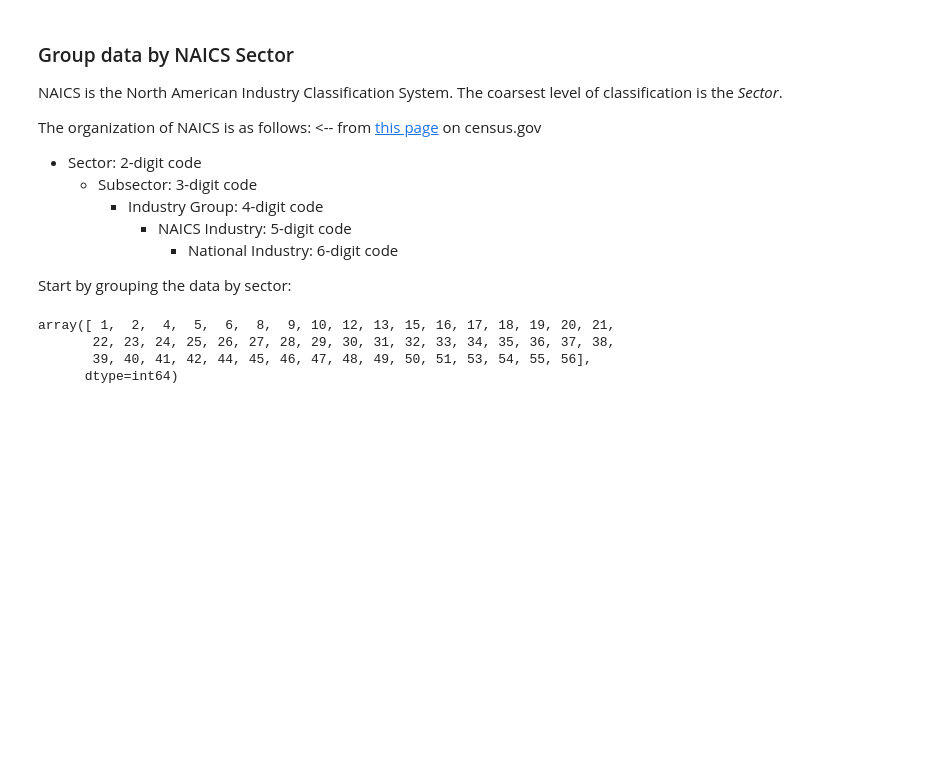
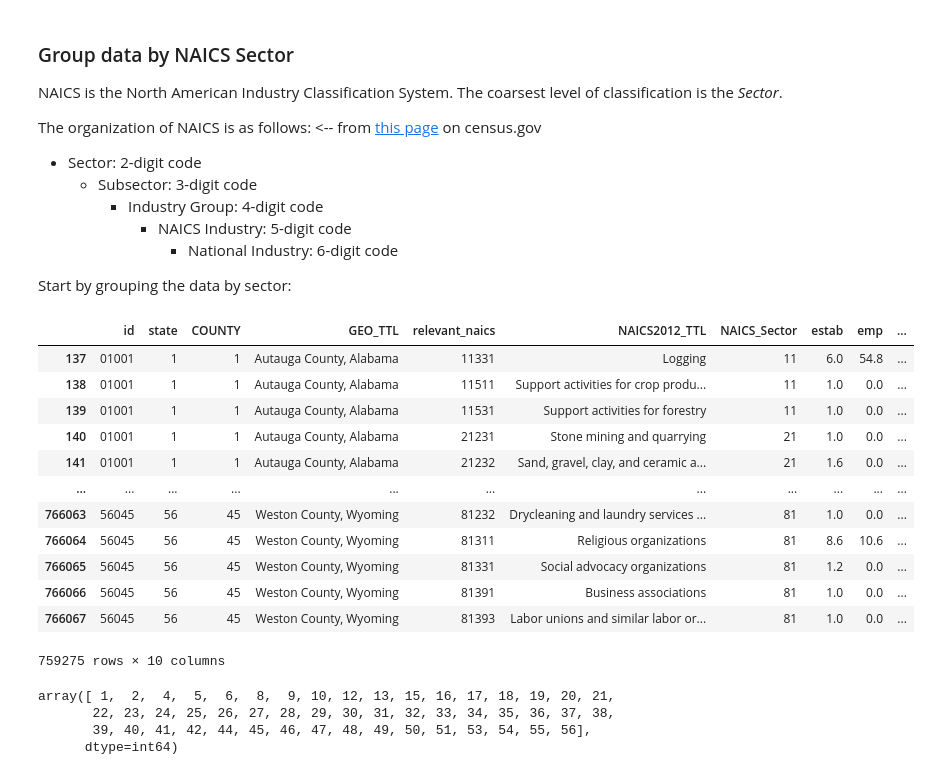
Before and after one commit to ModelEarth/community, a Jupyter notebook: info/data/data_collection.ipynb, the cells around one changed output. Saved outputs shown, nothing was run; the diff lists cells and outputs as text; code cells hidden in the pictures; blank space fills up the shorter version.

```diff
--- a/info/data/data_collection.ipynb
+++ b/info/data/data_collection.ipynb
@@ -278,6 +278,22 @@ s5.to_csv('s5.tsv',sep='\t')
 c5.to_csv('c5.tsv',sep='\t')
 s6.to_csv('s6.tsv',sep='\t')
 c6.to_csv('c6.tsv',sep='\t')
+# %%
+c5
+# %% [output]
+|  | id | state | COUNTY | GEO_TTL | relevant_naics | NAICS2012_TTL | NAICS_Sector | estab | emp | ... |
+| 137 | 01001 | 1 | 1 | Autauga County, Alabama | 11331 | Logging | 11 | 6.0 | 54.8 | ... |
+| 138 | 01001 | 1 | 1 | Autauga County, Alabama | 11511 | Support activities for crop produ... | 11 | 1.0 | 0.0 | ... |
+| 139 | 01001 | 1 | 1 | Autauga County, Alabama | 11531 | Support activities for forestry | 11 | 1.0 | 0.0 | ... |
+| 140 | 01001 | 1 | 1 | Autauga County, Alabama | 21231 | Stone mining and quarrying | 21 | 1.0 | 0.0 | ... |
+| 141 | 01001 | 1 | 1 | Autauga County, Alabama | 21232 | Sand, gravel, clay, and ceramic a... | 21 | 1.6 | 0.0 | ... |
+| ... | ... | ... | ... | ... | ... | ... | ... | ... | ... | ... |
+| 766063 | 56045 | 56 | 45 | Weston County, Wyoming | 81232 | Drycleaning and laundry services ... | 81 | 1.0 | 0.0 | ... |
+| 766064 | 56045 | 56 | 45 | Weston County, Wyoming | 81311 | Religious organizations | 81 | 8.6 | 10.6 | ... |
+| 766065 | 56045 | 56 | 45 | Weston County, Wyoming | 81331 | Social advocacy organizations | 81 | 1.2 | 0.0 | ... |
+| 766066 | 56045 | 56 | 45 | Weston County, Wyoming | 81391 | Business associations | 81 | 1.0 | 0.0 | ... |
+| 766067 | 56045 | 56 | 45 | Weston County, Wyoming | 81393 | Labor unions and similar labor or... | 81 | 1.0 | 0.0 | ... |
+759275 rows × 10 columns
 # %%
 s2.state.unique()
 # %% [output]
```
Also changed, not shown: parts of 2 cells of this notebook, 2 other files.
